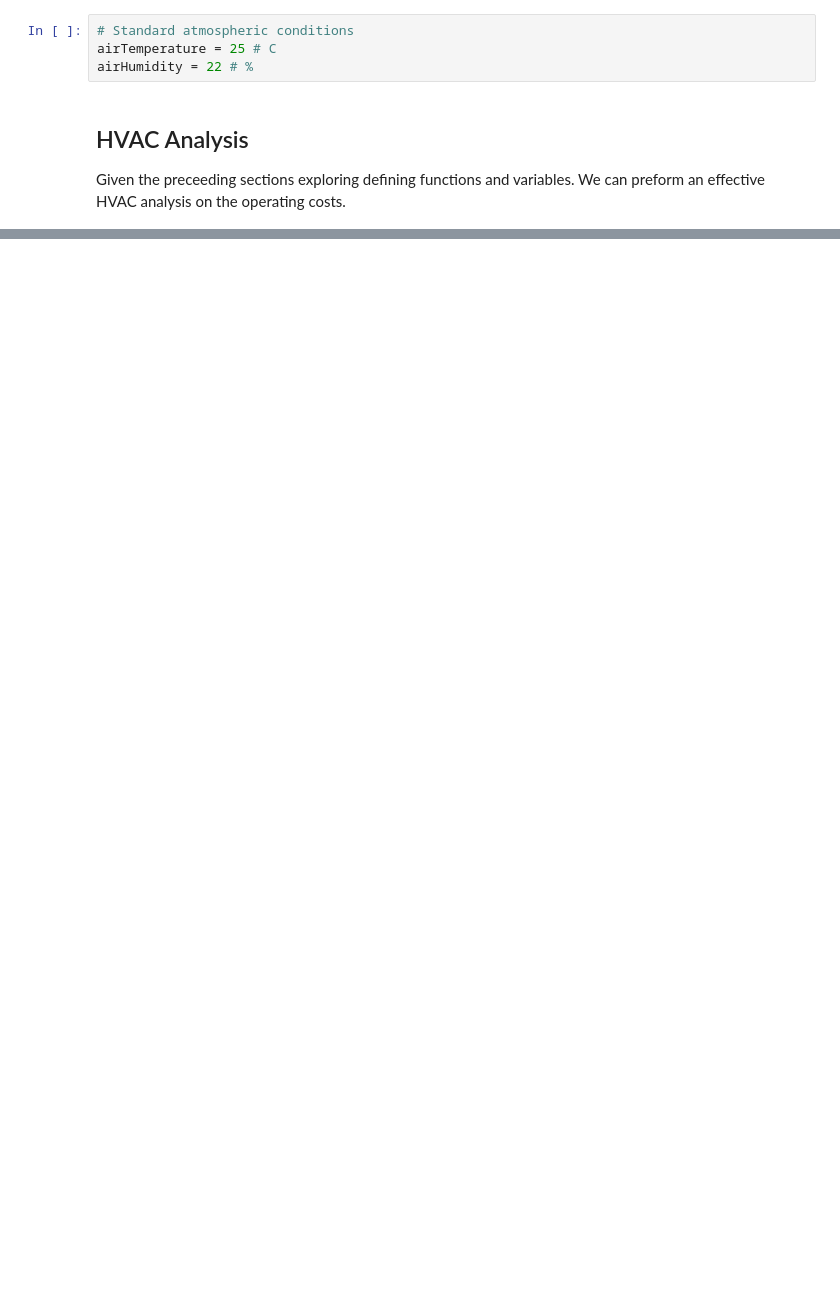
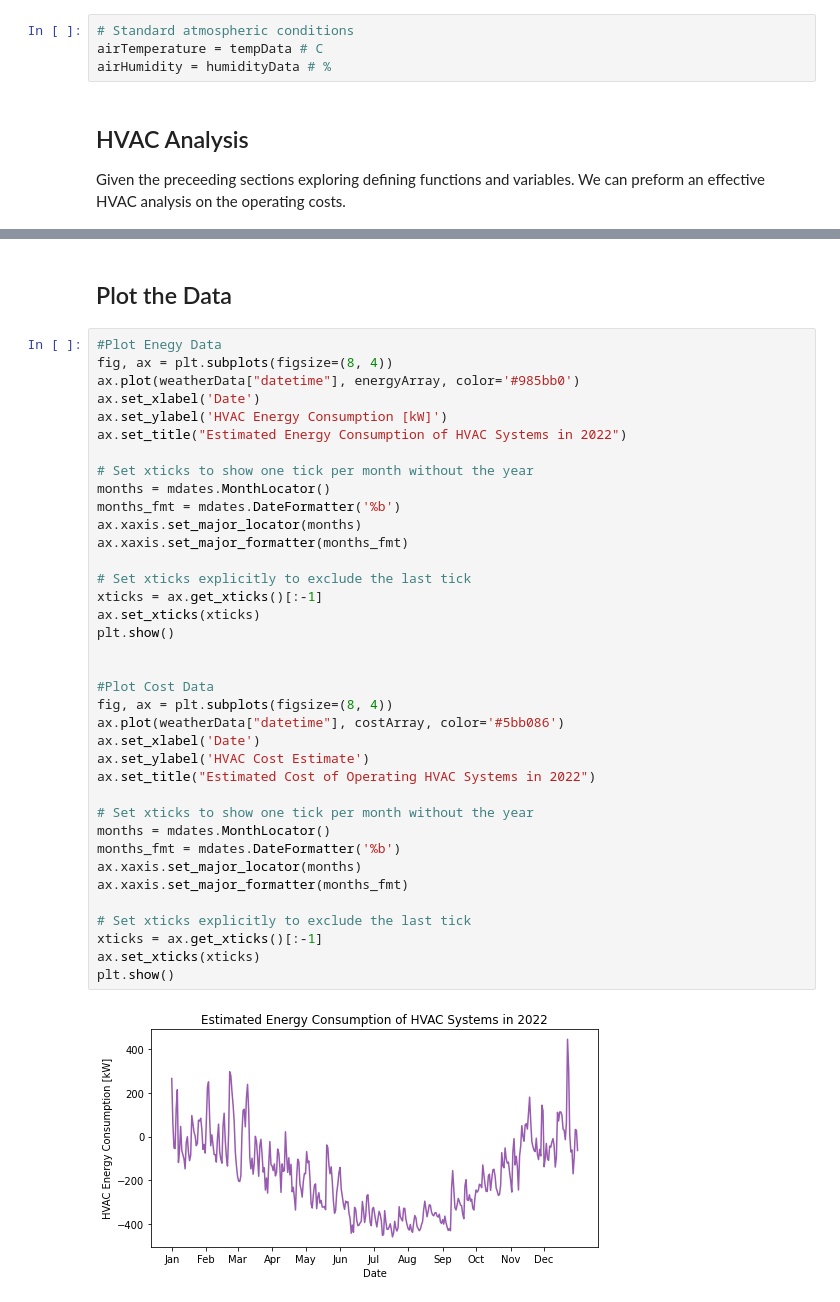
Before and after one commit to DominickBeaman/thermoproject, a Jupyter notebook: notebook.ipynb, the cells around one changed output, grey strips where cells are left out. Saved outputs shown, nothing was run; the diff lists cells and outputs as text; blank space fills up the shorter version.

Commit message:
Prelim plots finished

```diff
--- a/notebook.ipynb
+++ b/notebook.ipynb
@@ -176,8 +177,8 @@ tempData = weatherData["temp"] # °C
 humidityData = weatherData["humidity"] # %
 # %%
 # Standard atmospheric conditions
-airTemperature = 25 # C
-airHumidity = 22 # %
+airTemperature = tempData # C
+airHumidity = humidityData # %
 # %% [markdown]
 <h2> HVAC Analysis </h2>
 Given the preceeding sections exploring defining functions and variables. We can preform an effective HVAC analysis on the operating costs.
@@ -226,0 +229,41 @@ Energy Required For A Game: [-3635993.09176904] kJ, [-403.99923242] kW, with tot
+# %% [markdown]
+<h2>Plot the Data</h2>
+# %%
+#Plot Enegy Data
+fig, ax = plt.subplots(figsize=(8, 4))
+ax.plot(weatherData["datetime"], energyArray, color='#985bb0')
+ax.set_xlabel('Date')
+ax.set_ylabel('HVAC Energy Consumption [kW]')
+ax.set_title("Estimated Energy Consumption of HVAC Systems in 2022")
+
+# Set xticks to show one tick per month without the year
+months = mdates.MonthLocator()
+months_fmt = mdates.DateFormatter('%b')
+ax.xaxis.set_major_locator(months)
+ax.xaxis.set_major_formatter(months_fmt)
+
+# Set xticks explicitly to exclude the last tick
+xticks = ax.get_xticks()[:-1]
+ax.set_xticks(xticks)
+plt.show()
+
+
+#Plot Cost Data
+fig, ax = plt.subplots(figsize=(8, 4))
+ax.plot(weatherData["datetime"], costArray, color='#5bb086')
+ax.set_xlabel('Date')
+ax.set_ylabel('HVAC Cost Estimate')
+ax.set_title("Estimated Cost of Operating HVAC Systems in 2022")
+
+# Set xticks to show one tick per month without the year
+months = mdates.MonthLocator()
+months_fmt = mdates.DateFormatter('%b')
+ax.xaxis.set_major_locator(months)
+ax.xaxis.set_major_formatter(months_fmt)
+
+# Set xticks explicitly to exclude the last tick
+xticks = ax.get_xticks()[:-1]
+ax.set_xticks(xticks)
+plt.show()
+# %% [output]
+[figure, added]
```
Also changed, not shown: parts of 3 cells of this notebook.
